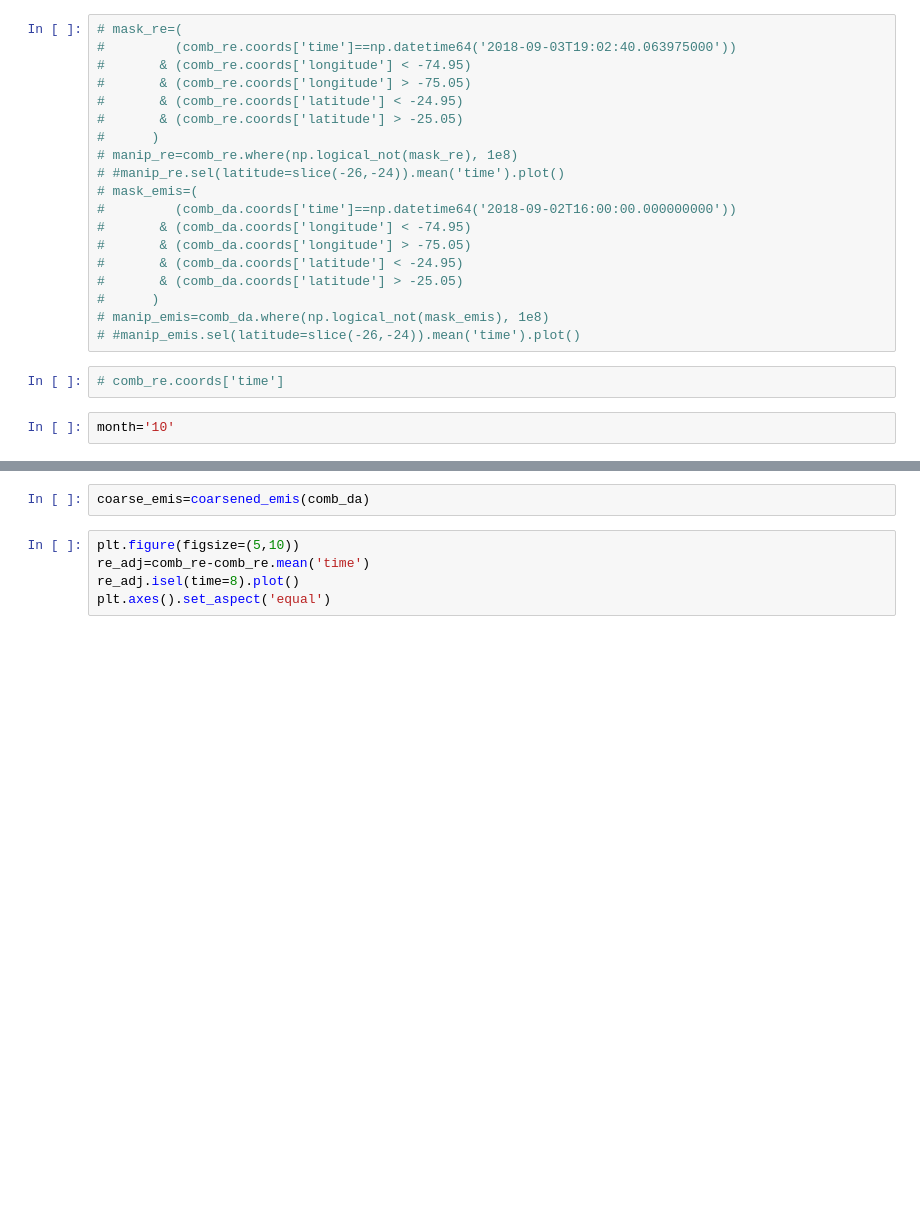
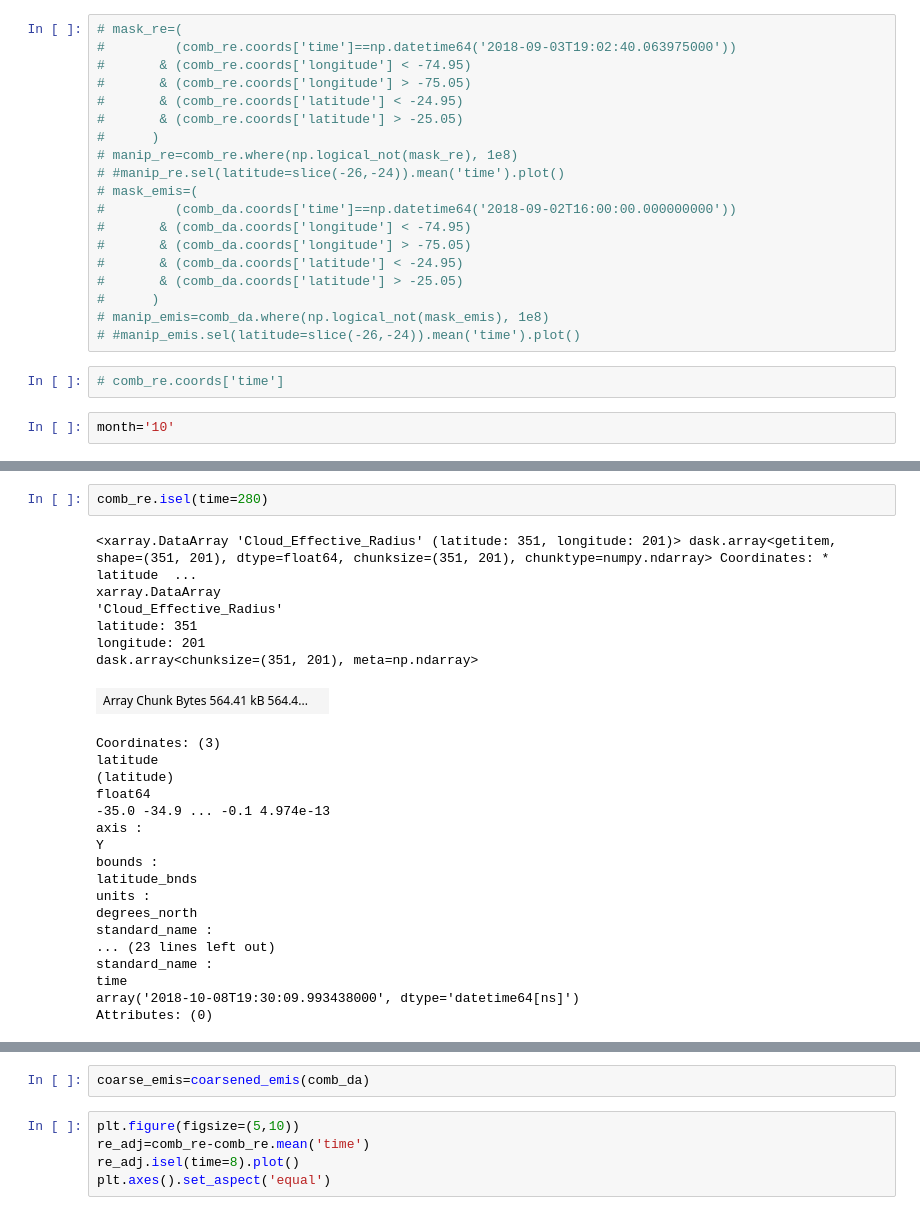
Before and after one commit to ManshaP/IV_shiptracks, a Jupyter notebook: 3_time_collapse_emissions.ipynb, the cells around one changed output, grey strips where cells are left out. Cells and saved outputs as stored; diff of their text form; blank space fills up the shorter version.

```diff
--- a/3_time_collapse_emissions.ipynb
+++ b/3_time_collapse_emissions.ipynb
@@ -134 +154,28 @@ Text(0.5,1,'Effective Radius in single day')
+# %%
+comb_re.isel(time=280)
+# %% [output]
+<xarray.DataArray 'Cloud_Effective_Radius' (latitude: 351, longitude: 201)> dask.array<getitem, shape=(351, 201), dtype=float64, chunksize=(351, 201), chunktype=numpy.ndarray> Coordinates: * latitude  ...
+xarray.DataArray
+'Cloud_Effective_Radius'
+latitude: 351
+longitude: 201
+dask.array<chunksize=(351, 201), meta=np.ndarray>
+| Array Chunk Bytes 564.41 kB 564.4... |  |
+Coordinates: (3)
+latitude
+(latitude)
+float64
+-35.0 -34.9 ... -0.1 4.974e-13
+axis :
+Y
+bounds :
+latitude_bnds
+units :
+degrees_north
+standard_name :
+... (23 lines left out)
+standard_name :
+time
+array('2018-10-08T19:30:09.993438000', dtype='datetime64[ns]')
+Attributes: (0)
 # %%
```
Also changed, not shown: parts of 5 cells of this notebook, 6 other files.
